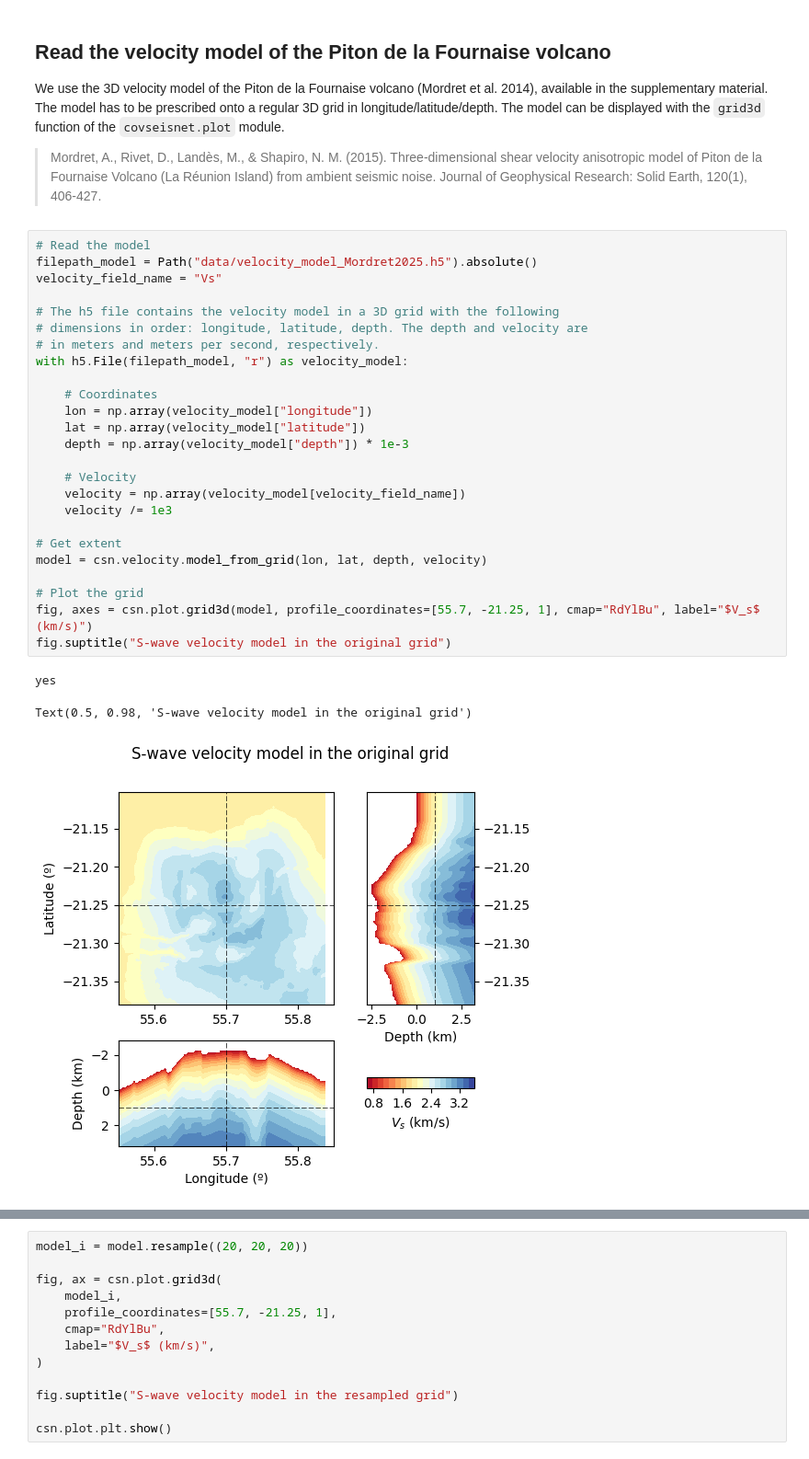
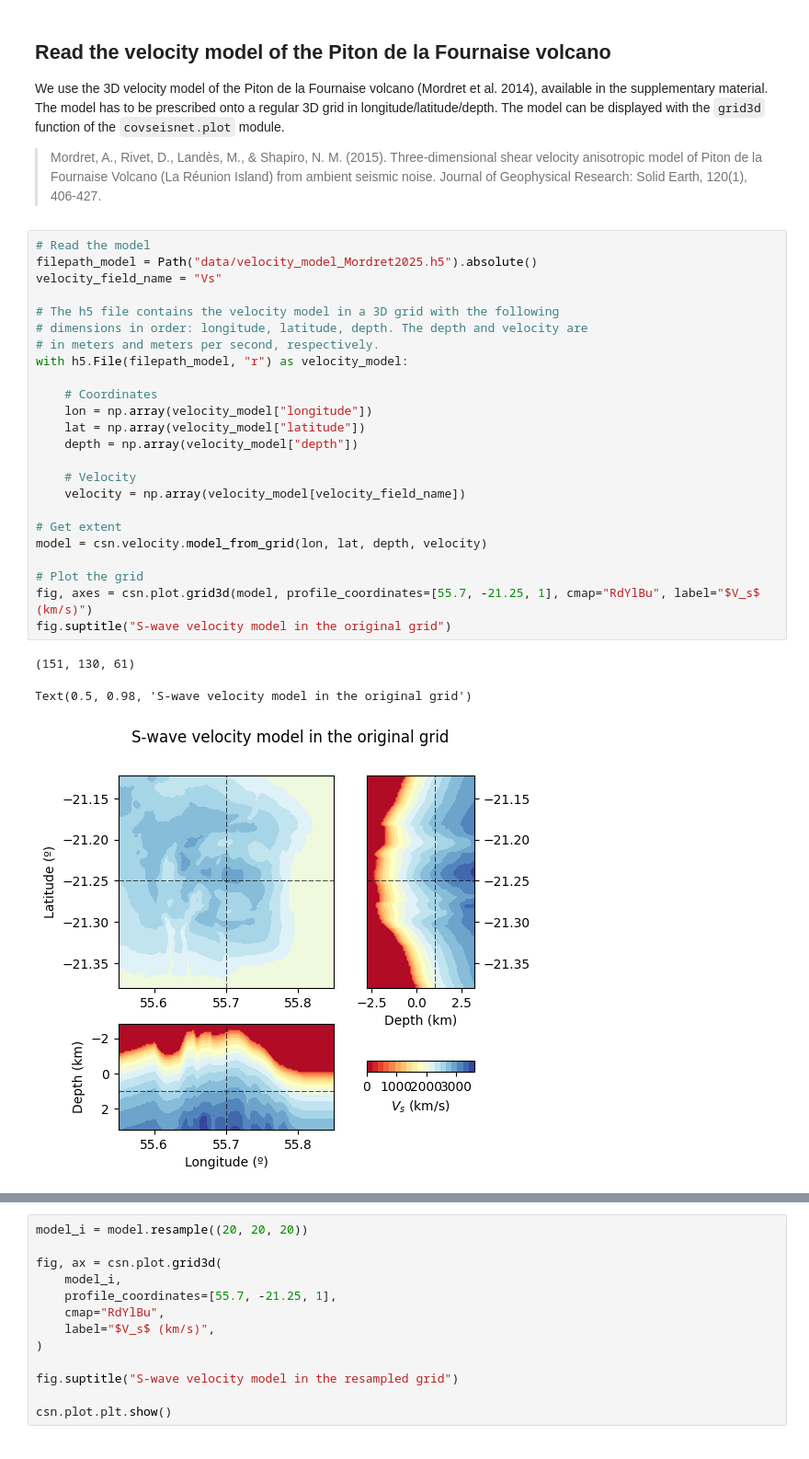
Before and after one commit to leonard-seydoux/covseisnet, a Jupyter notebook: docs/source/tutorials/01_introduction.ipynb, the cells around one changed output, grey strips where cells are left out. Shown at 92% size. Saved outputs shown, nothing was run; the diff lists cells and outputs as text.

```diff
--- a/docs/source/tutorials/01_introduction.ipynb
+++ b/docs/source/tutorials/01_introduction.ipynb
@@ -72,29 +69,28 @@ We use the 3D velocity model of the Piton de la Fournaise volcano (Mordret et al
 # %%
 # Read the model
 filepath_model = Path("data/velocity_model_Mordret2025.h5").absolute()
 velocity_field_name = "Vs"
 
 # The h5 file contains the velocity model in a 3D grid with the following
 # dimensions in order: longitude, latitude, depth. The depth and velocity are
 # in meters and meters per second, respectively.
 with h5.File(filepath_model, "r") as velocity_model:
 
     # Coordinates
     lon = np.array(velocity_model["longitude"])
     lat = np.array(velocity_model["latitude"])
-    depth = np.array(velocity_model["depth"]) * 1e-3
+    depth = np.array(velocity_model["depth"])
 
     # Velocity
     velocity = np.array(velocity_model[velocity_field_name])
-    velocity /= 1e3
 
 # Get extent
 model = csn.velocity.model_from_grid(lon, lat, depth, velocity)
 
 # Plot the grid
 fig, axes = csn.plot.grid3d(model, profile_coordinates=[55.7, -21.25, 1], cmap="RdYlBu", label="$V_s$ (km/s)")
 fig.suptitle("S-wave velocity model in the original grid")
 # %% [output]
-yes
+(151, 130, 61)
 Text(0.5, 0.98, 'S-wave velocity model in the original grid')
-[figure, old version]
+[figure, new version]
```
Also changed, not shown: parts of 2 cells of this notebook.
